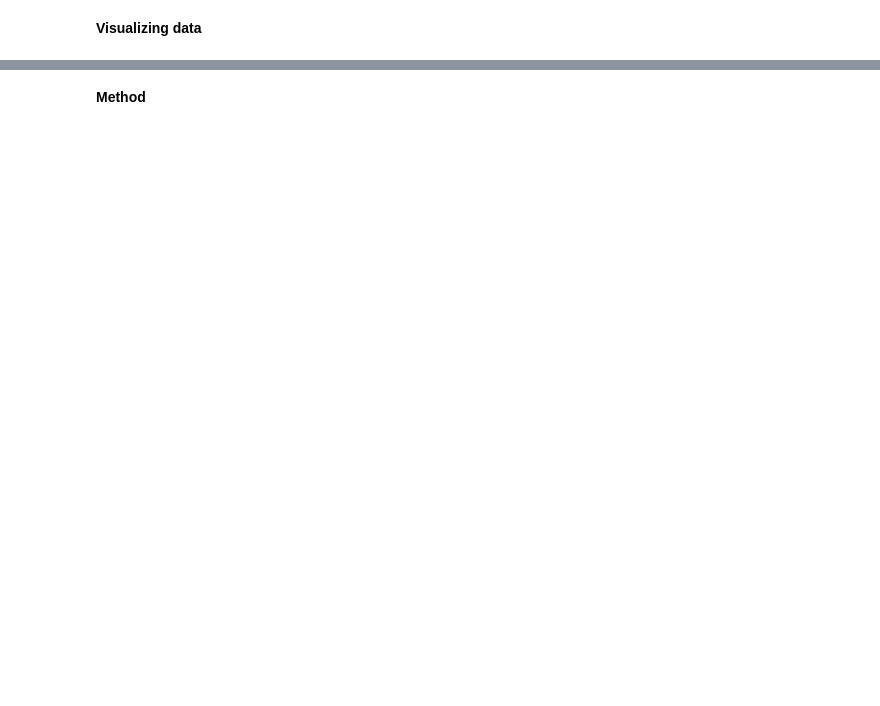
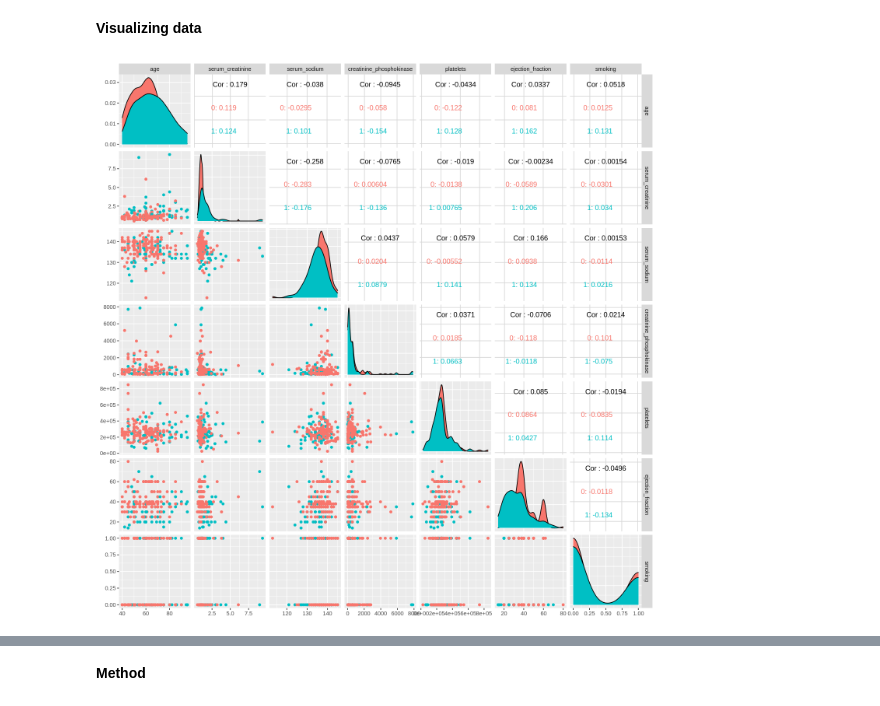
Before and after one commit to leoryry/NEW_DSCI_Project, a Jupyter notebook: Proposal.ipynb, the cells around one changed output, grey strips where cells are left out. Saved outputs shown, nothing was run; the diff lists cells and outputs as text; code cells hidden in the pictures; blank space fills up the shorter version.

```diff
--- a/Proposal.ipynb
+++ b/Proposal.ipynb
@@ -107,3 +84,9 @@ heart_failure_plot
+# %%
+options(repr.plot.width = 12, repr.plot.height = 12)
+heart_failure_plot1 <- ggpairs(heart_failure, columns=1:7, mapping=ggplot2::aes(colour=death))
+heart_failure_plot1
+# %% [output]
+[figure, added]
 # %%
 heart_failure_plot2 <- ggplot(heart_failure, aes(x = age, y = ejection_fraction, color = death)) +
     geom_point() +
```
Also changed, not shown: parts of 12 cells of this notebook.
